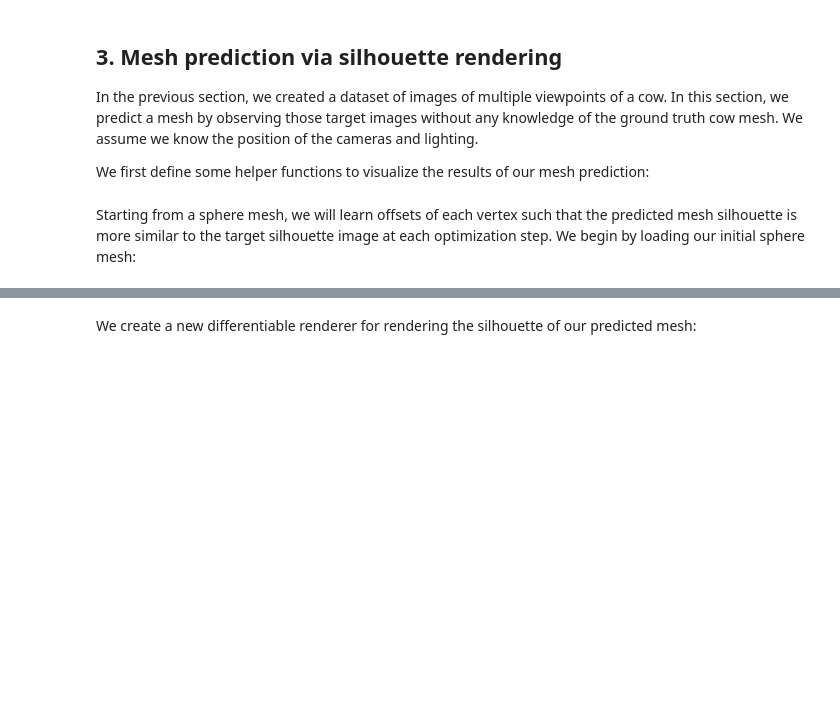
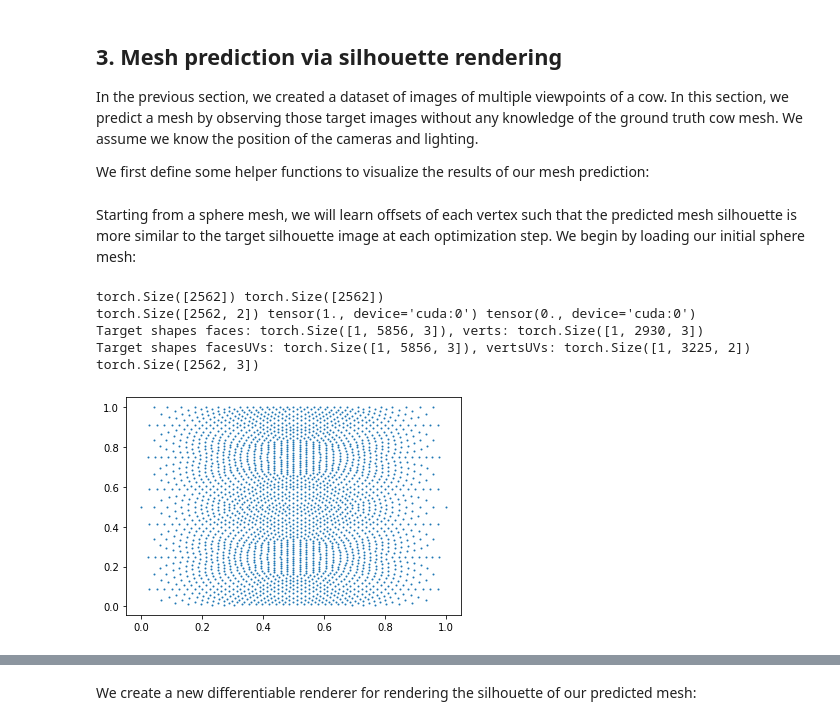
Before and after one commit to theycallmepeter/pytorch3d_PBR, a Jupyter notebook: docs/tutorials/fit_textured_mesh.ipynb, the cells around one changed output, grey strips where cells are left out. Cells and saved outputs as stored; diff of their text form; code cells hidden in the pictures; blank space fills up the shorter version.

```diff
--- a/docs/tutorials/fit_textured_mesh.ipynb
+++ b/docs/tutorials/fit_textured_mesh.ipynb
@@ -731 +775,43 @@ src_mesh = ico_sphere(4, device)
 # src_mesh = mesh.clone()
+# %%
+# Functions from my L4 project
+def to_geocentric(lat, lon):
+    """
+    Converts a latitude longitude pair to geocentric X Y Z coordinates
+    """
+    lat = np.radians(lat)
+    lon = np.radians(lon)
+    return np.array([np.cos(lat) * np.cos(lon), np.cos(lat) * np.sin(lon), np.sin(lat)])
+
+# lat lon but longitude is scaled to half to have a square representation
+def to_lat_lon(coords):
+    """
+    Converts X Y Z geocentric coordinates into latitude and longitude
+    """
+    return np.array([np.degrees(np.arcsin(coords[2])), np.degrees(np.arctan2(coords[1], coords[0]))])
+
+# Creating UVs for sphere using equirectangular projection with scaled v axis
+sphere_verts = silhouette_src_mesh.verts_packed()
+xyz_to_u = torch.rad2deg(torch.arcsin(sphere_verts[:,2])) + 90
+xyz_to_v = (torch.rad2deg(torch.atan2(sphere_verts[:,1], sphere_verts[:,0])) + 180) / 2
+print(xyz_to_u.shape, xyz_to_v.shape)
+sphere_verts_uvs = torch.stack([xyz_to_u, xyz_to_v], dim=1) / 180
+print(sphere_verts_uvs.shape, sphere_verts_uvs.max(), sphere_verts_uvs.min())
+# need to solve seams somehow
+# u = 0.5 + (torch.atan2(verts[:,0], verts[:,1])/(np.pi*2))
+# v = 0.5 - (torch.arcsin(verts[:,2])/np.pi)
+# uv_map = torch.stack([u,v], dim=1).unsqueeze(dim=0).to(device)
+print("Target shapes faces: {}, verts: {}".format(mesh.faces_padded().shape, mesh.verts_padded().shape, ))
+print("Target shapes facesUVs: {}, vertsUVs: {}".format(mesh.textures.faces_uvs_padded().shape,  mesh.textures.verts_uvs_padded().shape))
+print(silhouette_src_mesh.verts_packed().shape)
+# silhouette_src_mesh.verts_padded().map
+plt.scatter(sphere_verts_uvs.cpu()[:,0], sphere_verts_uvs.cpu()[:,1], s=1)
+plt.show()
+silhouette_src_mesh.textures = TexturesUV(mesh.textures.maps_padded(), faces_uvs=silhouette_src_mesh.faces_packed().unsqueeze(0), verts_uvs=sphere_verts_uvs.unsqueeze(0))
+# %% [output]
+torch.Size([2562]) torch.Size([2562])
+torch.Size([2562, 2]) tensor(1., device='cuda:0') tensor(0., device='cuda:0')
+Target shapes faces: torch.Size([1, 5856, 3]), verts: torch.Size([1, 2930, 3])
+Target shapes facesUVs: torch.Size([1, 5856, 3]), vertsUVs: torch.Size([1, 3225, 2])
+torch.Size([2562, 3])
+[figure, added]
```
Also changed, not shown: parts of 19 cells of this notebook, 1 other file.
